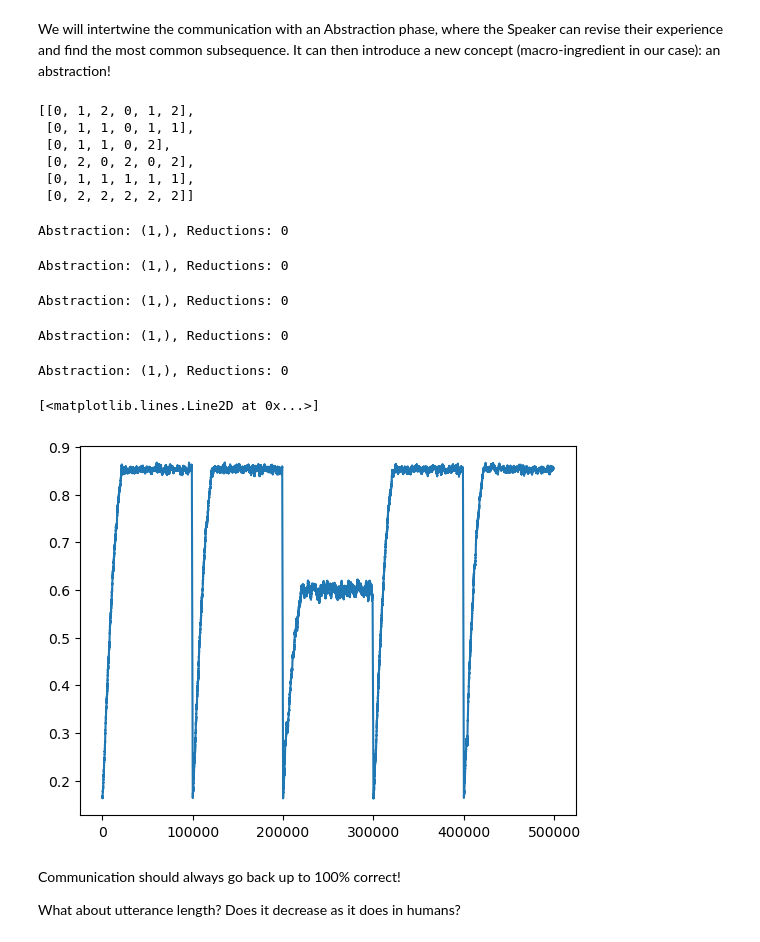
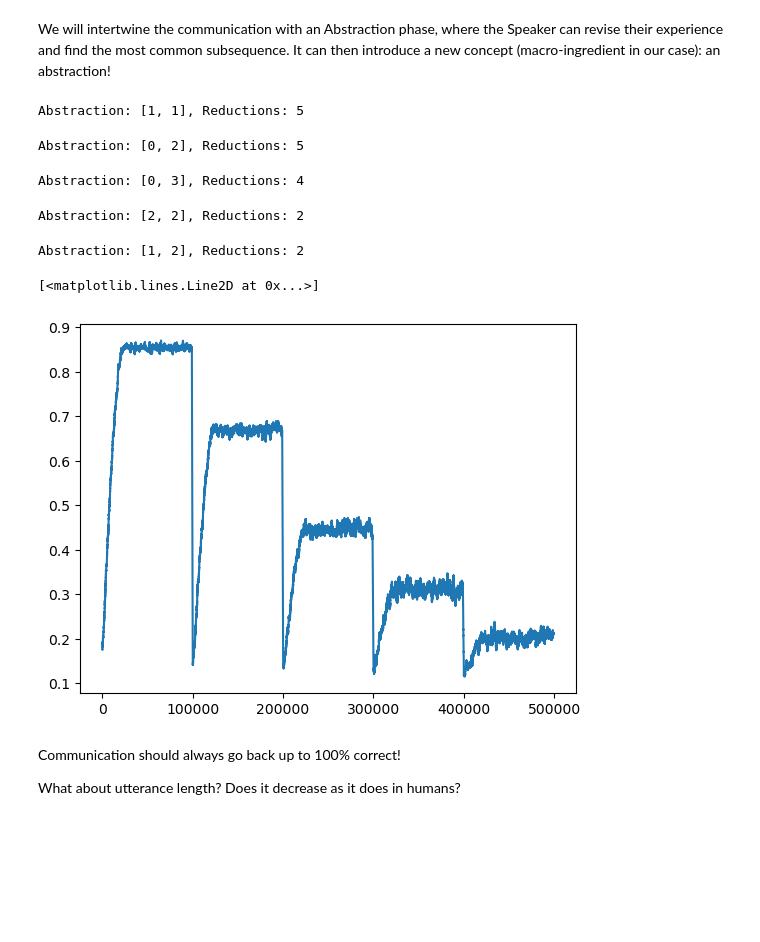
Before and after one commit to marhanse/NeuroSymAI, a Jupyter notebook: assignment3_EmCom.ipynb, the cells around one changed output. Saved outputs shown, nothing was run; the diff lists cells and outputs as text; code cells hidden in the pictures; blank space fills up the shorter version.

```diff
--- a/assignment3_EmCom.ipynb
+++ b/assignment3_EmCom.ipynb
@@ -227,49 +228,22 @@ def find_abstractions(dataset):
     "We want to find the most common subsequences in the dataset"
     all_subsequences = {}
     for seq in dataset:
-        "Your code: count the frequency of all subsequences of all lengths"
-    "Your code: return the most common subsequence, if there are ties, return one of them at random"
-    ...
-    return ... #e.g. if you find [1,1] to be the most common subsequence, return [1,1]
+        n = len(seq)
+        for l in range(2, n+1):
+            for s in range(n - l + 1):
+                subseq = tuple(seq[s: s + l])
+                if subseq in all_subsequences:
+                    all_subsequences[subseq] += 1
+                else:
+                    all_subsequences[subseq] = 1
 
+    max_occurences = max(all_subsequences.values())
 
-
-recipes = my_dataset()
-recipes.get_dataset()
+    subseq_with_most_occurences = []
+    for subseq, occur in all_subsequences.items():
+        if occur == max_occurences:
+            subseq_with_most_occurences.append(subseq)
+    return random.choice(subseq_with_most_occurences)
-# %% [output]
-[[0, 1, 2, 0, 1, 2],
- [0, 1, 1, 0, 1, 1],
- [0, 1, 1, 0, 2],
- [0, 2, 0, 2, 0, 2],
- [0, 1, 1, 1, 1, 1],
- [0, 2, 2, 2, 2, 2]]
-# %%
-import random
-
-def find_abstractions(dataset):
-    "We want to find the most common subsequences in the dataset"
-    all_subsequences = {}
-
-    # Iterate through each sequence in the dataset
-    for seq in dataset:
-        # Iterate over all possible subsequence lengths
-        for length in range(1, len(seq) + 1):
-            # Iterate through each possible subsequence of the current length
-            for i in range(len(seq) - length + 1):
-                subseq = tuple(seq[i:i + length])  # Convert subsequence to tuple for hashing
-                if subseq in all_subsequences:
-                    all_subsequences[subseq] += 1
-                else:
-                    all_subsequences[subseq] = 1
-
-    # Find the maximum frequency of subsequences
-    max_freq = max(all_subsequences.values())
-
-    # Collect all subsequences that have the maximum frequency
-    most_common_subsequences = [subseq for subseq, freq in all_subsequences.items() if freq == max_freq]
-
-    # Return one of the most common subsequences at random
-    return list(random.choice(most_common_subsequences))
 # %%
 # Param
 learning_rate = 0.02
@@ -287,51 +261,47 @@ listener = q_table_listener(num_messages, num_concepts)
 
 "The number of abstractions phases we will do, i.e. how many times we will find an abstraction"
 n_abstractions = 5
+n_iterations = 100000
 
 starting_concepts = recipes.num_ingredients
 
 # Training
 rew_list = []
 utterance_length_list = []
-for step in trange(n_abstractions):
+for step in range(n_abstractions):
     dataset = recipes.get_dataset()
     utterance_length_list.append(recipes.get_average_length())
     for epoch in range(n_iterations):
         goal = sample_goal(dataset) #Sample a recipe from the dataset
         ep_rewards = 0
         for concept in goal:
             epsilon_speaker = epsilon_decay_exponetial(epoch)
             message = epsilon_greedy(speaker, concept, epsilon_speaker)
 
             epsilon_list = epsilon_decay_exponetial(epoch)
             action = epsilon_greedy(listener, message, epsilon_list)
             reward = reward_function(concept, action)
 
             listener[message, concept] += learning_rate * (reward - listener[message, concept])
             speaker[concept, message] += learning_rate * (reward - speaker[concept, message])
+
             ep_rewards += reward
         rew_list.append(ep_rewards/len(goal))
     #visualise_policies(speaker, listener, starting_concepts + step, preamble=f'After training loop ({n_abstractions} abstractions)')
     abstraction = find_abstractions(dataset)
     reductions = recipes.rewrite(abstraction, [starting_concepts + step])
 
     print(f'Abstraction: {abstraction}, Reductions: {reductions}')
 
-
-
-
-
-
-
 plt.plot(moving_average(rew_list, 1000))
 # %% [output]
-Abstraction: (1,), Reductions: 0
+Abstraction: [1, 1], Reductions: 5
-Abstraction: (1,), Reductions: 0
+Abstraction: [0, 2], Reductions: 5
-Abstraction: (1,), Reductions: 0
+Abstraction: [0, 3], Reductions: 4
-Abstraction: (1,), Reductions: 0
+Abstraction: [2, 2], Reductions: 2
-Abstraction: (1,), Reductions: 0
+Abstraction: [1, 2], Reductions: 2
 [<matplotlib.lines.Line2D at 0x...>]
-[figure, old version]
+[figure, new version]
 # %% [markdown]
 Communication should always go back up to 100% correct!
 
```
Also changed, not shown: parts of 3 cells of this notebook.
